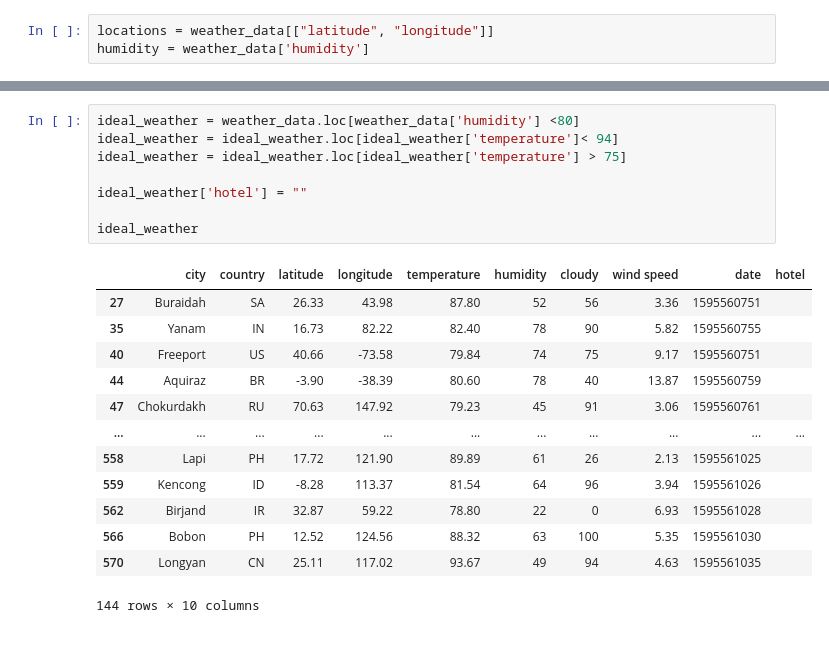
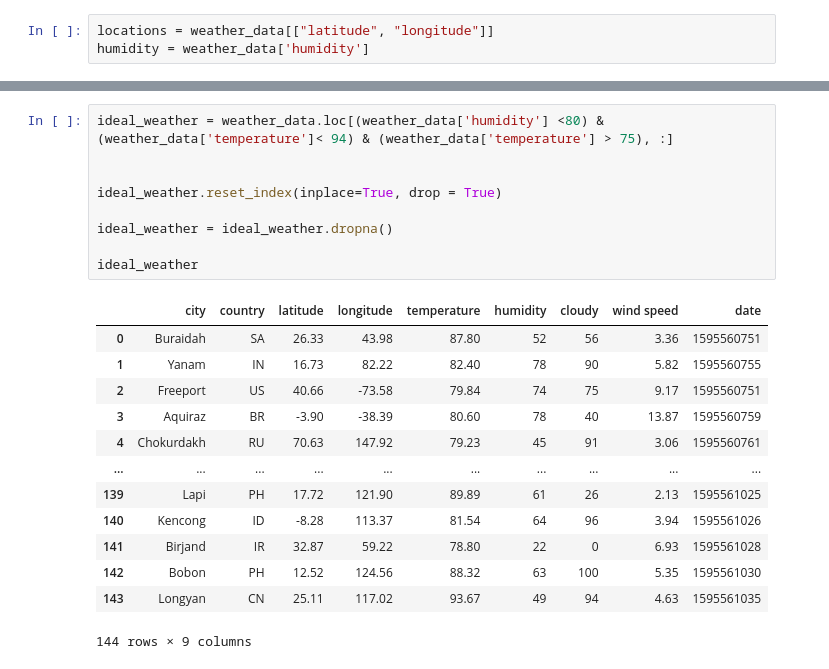
Before and after one commit to phil-wew/python-api-challenge, a Jupyter notebook: VacationPy/VacationPy.ipynb, the cells around one changed output, grey strips where cells are left out. Saved outputs shown, nothing was run; the diff lists cells and outputs as text.

```diff
--- a/VacationPy/VacationPy.ipynb
+++ b/VacationPy/VacationPy.ipynb
@@ -49,25 +49,26 @@ fig
 # %% [output]
 [interactive output not drawn]
 # %%
-ideal_weather = weather_data.loc[weather_data['humidity'] <80]
-ideal_weather = ideal_weather.loc[ideal_weather['temperature']< 94]
-ideal_weather = ideal_weather.loc[ideal_weather['temperature'] > 75]
+ideal_weather = weather_data.loc[(weather_data['humidity'] <80) & (weather_data['temperature']< 94) & (weather_data['temperature'] > 75), :]
 
-ideal_weather['hotel'] = ""
+
+ideal_weather.reset_index(inplace=True, drop = True)
+
+ideal_weather = ideal_weather.dropna()
 
 ideal_weather
 # %% [output]
-|  | city | country | latitude | longitude | temperature | humidity | cloudy | wind speed | date | hotel |
-| 27 | Buraidah | SA | 26.33 | 43.98 | 87.80 | 52 | 56 | 3.36 | 1595560751 |  |
-| 35 | Yanam | IN | 16.73 | 82.22 | 82.40 | 78 | 90 | 5.82 | 1595560755 |  |
-| 40 | Freeport | US | 40.66 | -73.58 | 79.84 | 74 | 75 | 9.17 | 1595560751 |  |
-| 44 | Aquiraz | BR | -3.90 | -38.39 | 80.60 | 78 | 40 | 13.87 | 1595560759 |  |
-| 47 | Chokurdakh | RU | 70.63 | 147.92 | 79.23 | 45 | 91 | 3.06 | 1595560761 |  |
-| ... | ... | ... | ... | ... | ... | ... | ... | ... | ... | ... |
-| 558 | Lapi | PH | 17.72 | 121.90 | 89.89 | 61 | 26 | 2.13 | 1595561025 |  |
-| 559 | Kencong | ID | -8.28 | 113.37 | 81.54 | 64 | 96 | 3.94 | 1595561026 |  |
-| 562 | Birjand | IR | 32.87 | 59.22 | 78.80 | 22 | 0 | 6.93 | 1595561028 |  |
-| 566 | Bobon | PH | 12.52 | 124.56 | 88.32 | 63 | 100 | 5.35 | 1595561030 |  |
-| 570 | Longyan | CN | 25.11 | 117.02 | 93.67 | 49 | 94 | 4.63 | 1595561035 |  |
+|  | city | country | latitude | longitude | temperature | humidity | cloudy | wind speed | date |
+| 0 | Buraidah | SA | 26.33 | 43.98 | 87.80 | 52 | 56 | 3.36 | 1595560751 |
+| 1 | Yanam | IN | 16.73 | 82.22 | 82.40 | 78 | 90 | 5.82 | 1595560755 |
+| 2 | Freeport | US | 40.66 | -73.58 | 79.84 | 74 | 75 | 9.17 | 1595560751 |
+| 3 | Aquiraz | BR | -3.90 | -38.39 | 80.60 | 78 | 40 | 13.87 | 1595560759 |
+| 4 | Chokurdakh | RU | 70.63 | 147.92 | 79.23 | 45 | 91 | 3.06 | 1595560761 |
+| ... | ... | ... | ... | ... | ... | ... | ... | ... | ... |
+| 139 | Lapi | PH | 17.72 | 121.90 | 89.89 | 61 | 26 | 2.13 | 1595561025 |
+| 140 | Kencong | ID | -8.28 | 113.37 | 81.54 | 64 | 96 | 3.94 | 1595561026 |
+| 141 | Birjand | IR | 32.87 | 59.22 | 78.80 | 22 | 0 | 6.93 | 1595561028 |
+| 142 | Bobon | PH | 12.52 | 124.56 | 88.32 | 63 | 100 | 5.35 | 1595561030 |
+| 143 | Longyan | CN | 25.11 | 117.02 | 93.67 | 49 | 94 | 4.63 | 1595561035 |
-144 rows × 10 columns
+144 rows × 9 columns
 # %%
```
Also changed, not shown: parts of 6 cells of this notebook, 13 other files.
